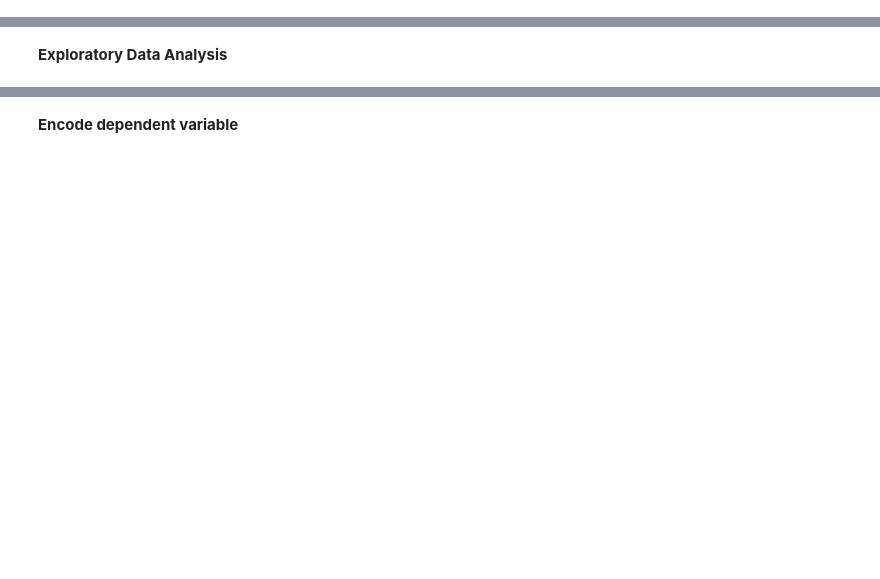
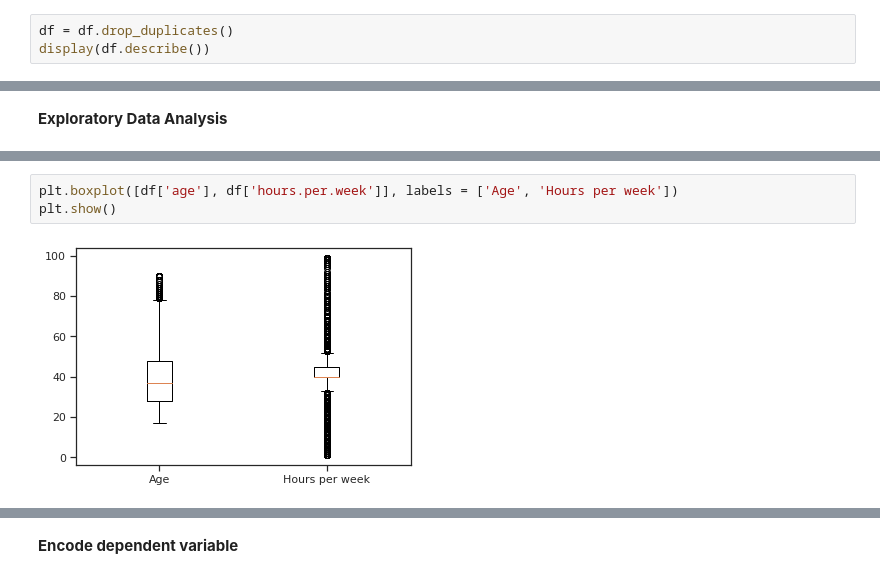
Before and after one commit to hoangcuongnguyen2001/Income-Analysis, a Jupyter notebook: Income_analysis.ipynb, the cells around one changed output, grey strips where cells are left out. Cells and saved outputs as stored; diff of their text form; blank space fills up the shorter version.

```diff
--- a/Income_analysis.ipynb
+++ b/Income_analysis.ipynb
@@ -86,0 +113,3 @@ df.head()
+# %%
+df = df.drop_duplicates()
+display(df.describe())
@@ -107,0 +159,5 @@ dtype: int64
+# %%
+plt.boxplot([df['age'], df['hours.per.week']], labels = ['Age', 'Hours per week'])
+plt.show()
+# %% [output]
+[figure, added]
```
Also changed, not shown: parts of 32 cells of this notebook.
